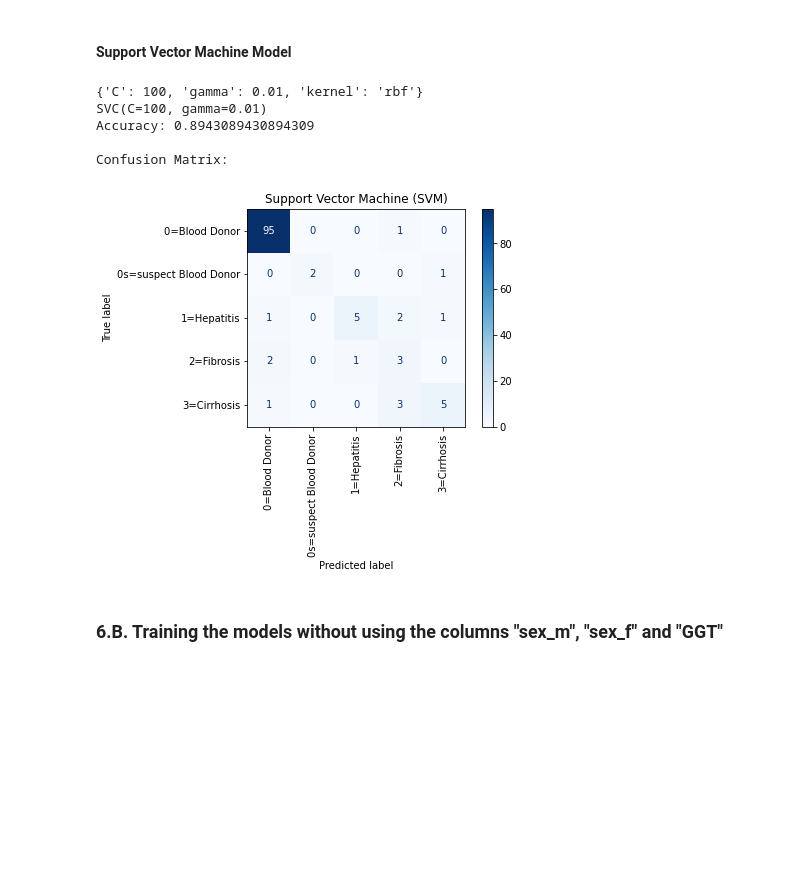
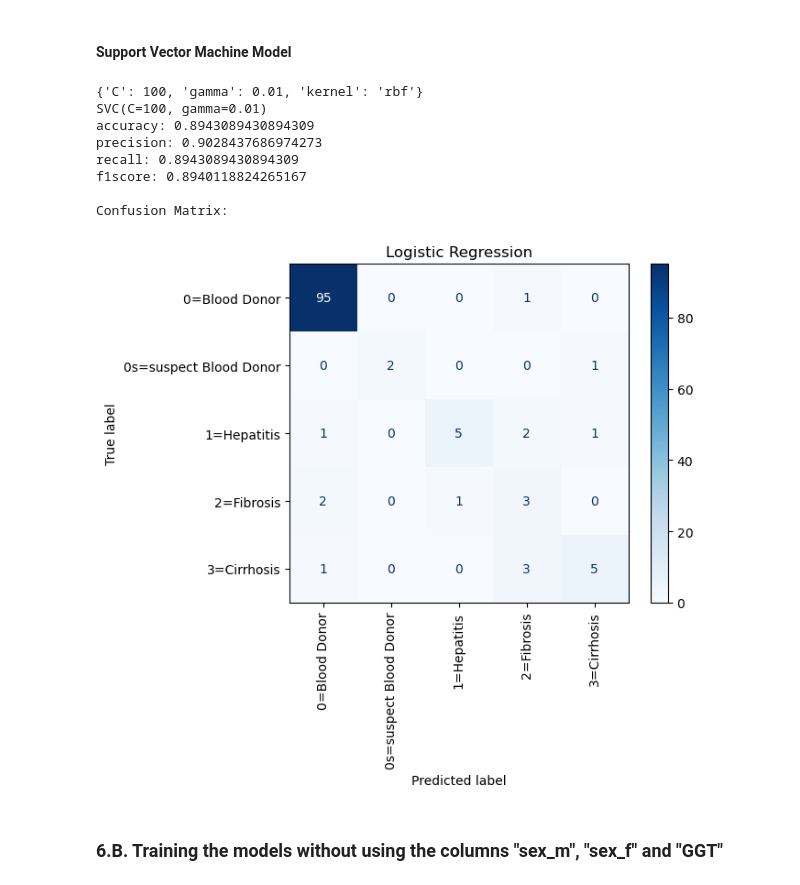
Before and after one commit to mqarmout/HCV_classification, a Jupyter notebook: model.ipynb, the cells around one changed output. Saved outputs shown, nothing was run; the diff lists cells and outputs as text; code cells hidden in the pictures; blank space fills up the shorter version.

```diff
--- a/model.ipynb
+++ b/model.ipynb
@@ -1600,31 +1307,21 @@ Confusion Matrix:
 # %%
 param_grid = {'C': [0.1,1, 10, 100, 1000], 'gamma': [1,0.1,0.01,0.001,0.0001], 'kernel': ['rbf']}
 grid_svm = GridSearchCV(SVC(),param_grid,refit=True,verbose=0)
 grid_svm.fit(x_train_df_no_sex,y_train)
 print(grid_svm.best_params_)
 print(grid_svm.best_estimator_)
 grid_svm_predictions = grid_svm.predict(x_test_df_no_sex)
-# Calculate the accuracy
-accuracy = accuracy_score(y_test, grid_svm_predictions)
-print("Accuracy:", accuracy)
-
-# Generate the confusion matrix
-conf_matrix = confusion_matrix(y_test, grid_svm_predictions)
-#print("Confusion Matrix:\n", conf_matrix)
-print("\nConfusion Matrix:\n")
-# Display the confusion matrix
-disp = ConfusionMatrixDisplay(confusion_matrix=conf_matrix, display_labels=grid_svm.best_estimator_.classes_)
-disp.plot(cmap='Blues')
-plt.xticks(rotation=90)
-plt.title("Support Vector Machine (SVM)")
-plt.show()
+find_metrics(y_test, grid_svm_predictions, grid_svm.best_estimator_.classes_)
 # %% [output]
 {'C': 100, 'gamma': 0.01, 'kernel': 'rbf'}
 SVC(C=100, gamma=0.01)
-Accuracy: 0.8943089430894309
+accuracy: 0.8943089430894309
+precision: 0.9028437686974273
+recall: 0.8943089430894309
+f1score: 0.8940118824265167
 
 Confusion Matrix:
-[figure, old version]
+[figure, new version]
 # %% [markdown]
 ### 6.B. Training the models without using the columns "sex_m", "sex_f" and "GGT"
 # %% [markdown]
```
Also changed, not shown: parts of 55 cells of this notebook, 2 other files.
